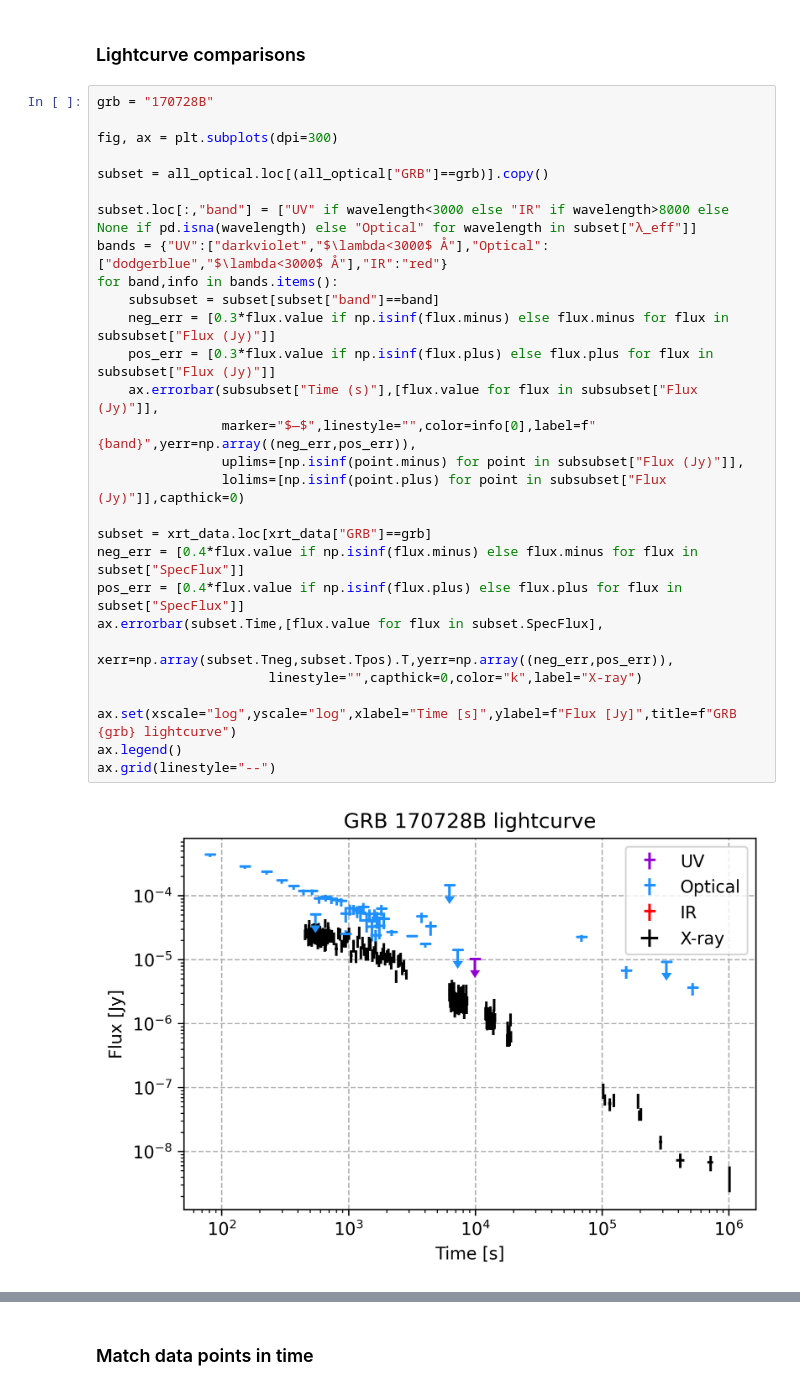
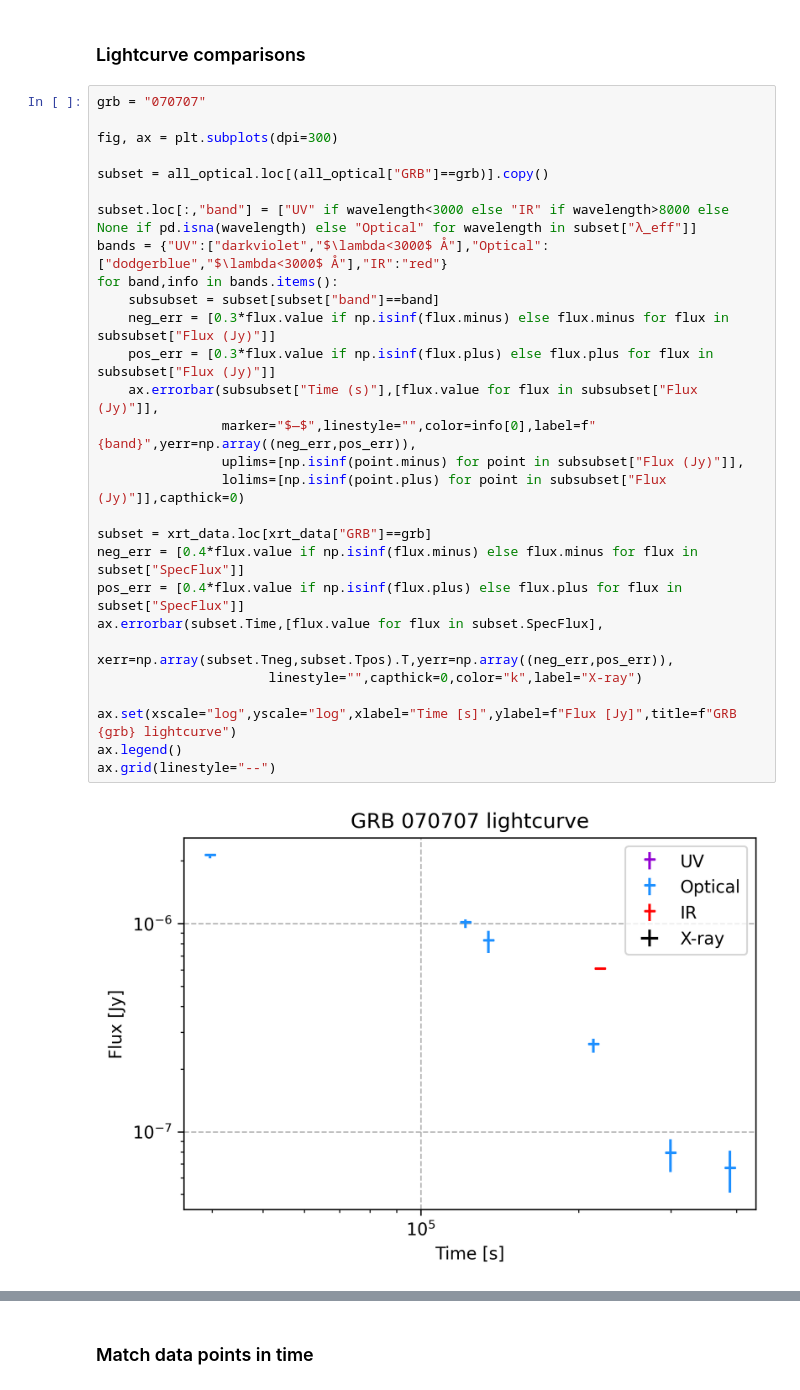
Before and after one commit to cgobat/dark-GRBs, a Jupyter notebook: analysis.ipynb, the cells around one changed output, grey strips where cells are left out. Drawn from its saved outputs; the diff is of its cells as text.

```diff
--- a/analysis.ipynb
+++ b/analysis.ipynb
@@ -380,35 +385,35 @@ for i in OpticalData.index:
 # %% [markdown]
 ### Lightcurve comparisons
 # %%
-grb = "170728B"
+grb = "070707"
 
 fig, ax = plt.subplots(dpi=300)
 
 subset = all_optical.loc[(all_optical["GRB"]==grb)].copy()
 
 subset.loc[:,"band"] = ["UV" if wavelength<3000 else "IR" if wavelength>8000 else None if pd.isna(wavelength) else "Optical" for wavelength in subset["λ_eff"]]
 bands = {"UV":["darkviolet","$\lambda<3000$ Å"],"Optical":["dodgerblue","$\lambda<3000$ Å"],"IR":"red"}
 for band,info in bands.items():
     subsubset = subset[subset["band"]==band]
     neg_err = [0.3*flux.value if np.isinf(flux.minus) else flux.minus for flux in subsubset["Flux (Jy)"]]
     pos_err = [0.3*flux.value if np.isinf(flux.plus) else flux.plus for flux in subsubset["Flux (Jy)"]]
     ax.errorbar(subsubset["Time (s)"],[flux.value for flux in subsubset["Flux (Jy)"]],
                 marker="$—$",linestyle="",color=info[0],label=f"{band}",yerr=np.array((neg_err,pos_err)),
                 uplims=[np.isinf(point.minus) for point in subsubset["Flux (Jy)"]],
                 lolims=[np.isinf(point.plus) for point in subsubset["Flux (Jy)"]],capthick=0)
 
 subset = xrt_data.loc[xrt_data["GRB"]==grb]
 neg_err = [0.4*flux.value if np.isinf(flux.minus) else flux.minus for flux in subset["SpecFlux"]]
 pos_err = [0.4*flux.value if np.isinf(flux.plus) else flux.plus for flux in subset["SpecFlux"]]
 ax.errorbar(subset.Time,[flux.value for flux in subset.SpecFlux],
                       xerr=np.array(subset.Tneg,subset.Tpos).T,yerr=np.array((neg_err,pos_err)),
                       linestyle="",capthick=0,color="k",label="X-ray")
 
 ax.set(xscale="log",yscale="log",xlabel="Time [s]",ylabel=f"Flux [Jy]",title=f"GRB {grb} lightcurve")
 ax.legend()
 ax.grid(linestyle="--")
 # %% [output]
-[figure, old version]
+[figure, new version]
 # %%
 display(all_optical.sort_values(by=["GRB","Time (s)"], ascending=[False,True]))
 display(xrt_data.sort_values(by=["GRB","Time"], ascending=[False,True]))
```
Also changed, not shown: parts of 7 cells of this notebook, 2 other files.
